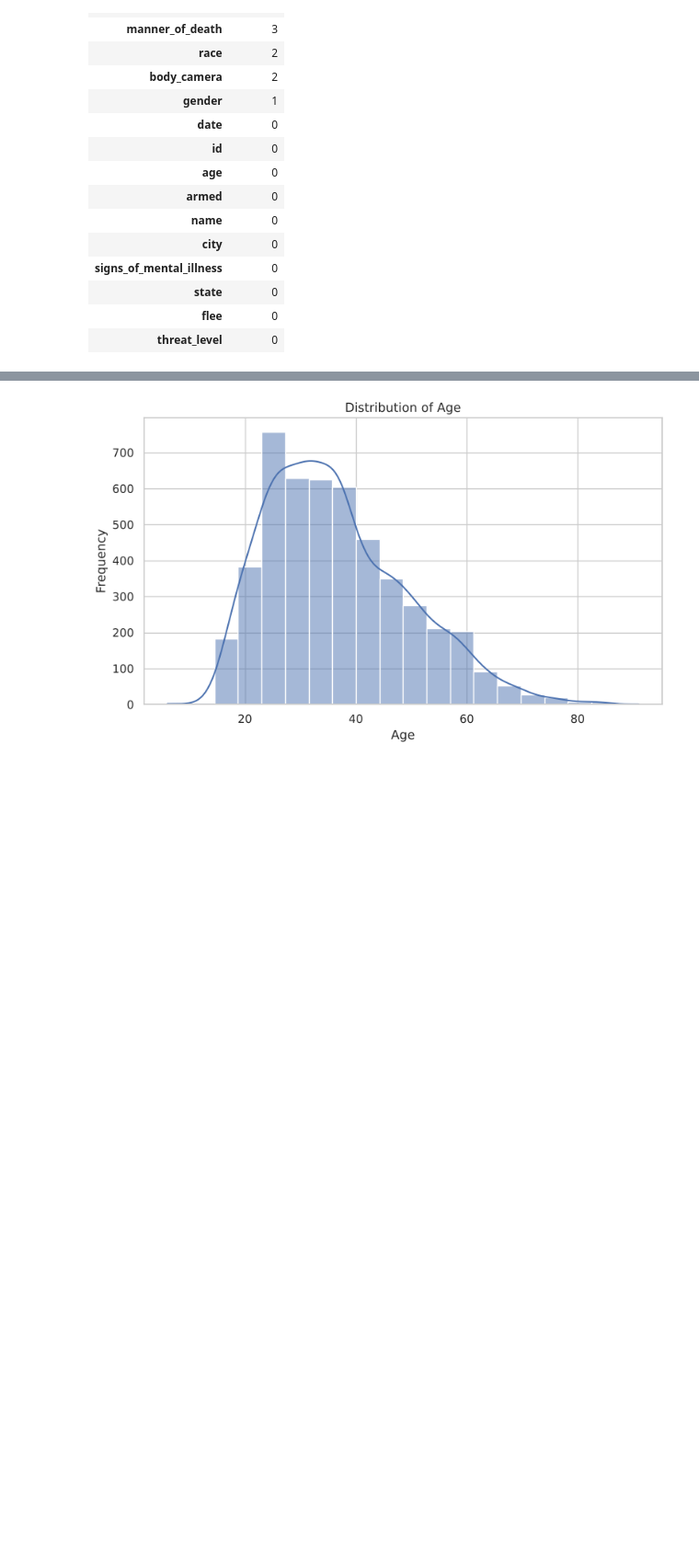
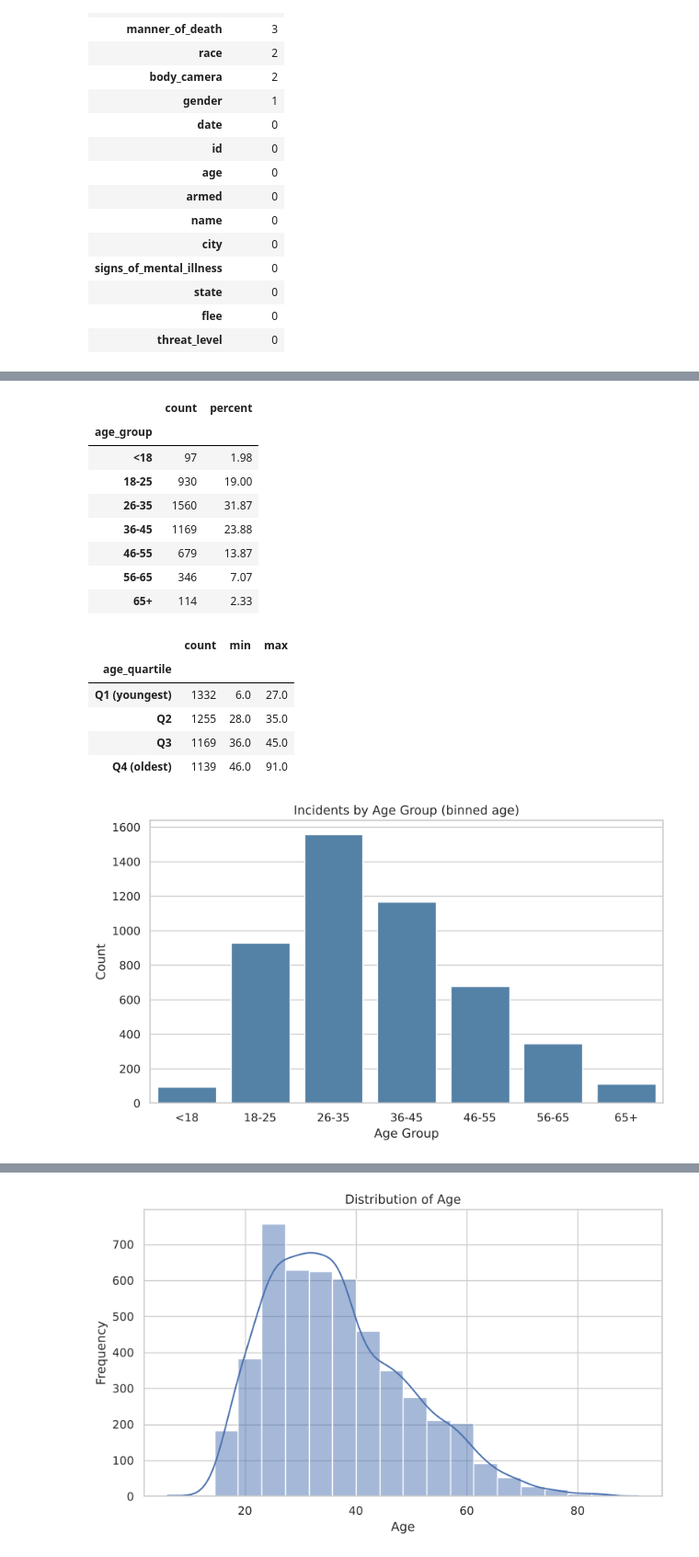
Before and after one commit to Ruchika0912/BCSE331L-EDA-Course-Project, a Jupyter notebook: EDA_Project_Ruchika_Tuteja.ipynb, the cells around one changed output, grey strips where cells are left out. Shown at 92% size. Drawn from its saved outputs; the diff is of its cells as text; code cells hidden in the pictures; blank space fills up the shorter version.

```diff
--- a/EDA_Project_Ruchika_Tuteja.ipynb
+++ b/EDA_Project_Ruchika_Tuteja.ipynb
@@ -240,0 +291,37 @@ Transformed dataset:
+# %%
+# Discretization and binning
+# (a) Equal-width / domain-based bins for age
+age_bins = [0, 17, 25, 35, 45, 55, 65, 100]
+age_labels = ["<18", "18-25", "26-35", "36-45", "46-55", "56-65", "65+"]
+df["age_group"] = pd.cut(df["age"], bins=age_bins, labels=age_labels)
+
+# (b) Equal-frequency bins (quartiles)
+df["age_quartile"] = pd.qcut(df["age"], q=4, labels=["Q1 (youngest)", "Q2", "Q3", "Q4 (oldest)"])
+
+display(df["age_group"].value_counts().sort_index().to_frame("count")
+        .assign(percent=lambda t: (t["count"] / t["count"].sum() * 100).round(2)))
+display(df.groupby("age_quartile", observed=True)["age"].agg(["count", "min", "max"]))
+
+plt.figure(figsize=(9, 5))
+sns.countplot(data=df, x="age_group", color="steelblue")
+plt.title("Incidents by Age Group (binned age)")
+plt.xlabel("Age Group")
+plt.ylabel("Count")
+plt.show()
+# %% [output]
+|  | count | percent |
+| age_group |  |  |
+| <18 | 97 | 1.98 |
+| 18-25 | 930 | 19.00 |
+| 26-35 | 1560 | 31.87 |
+| 36-45 | 1169 | 23.88 |
+| 46-55 | 679 | 13.87 |
+| 56-65 | 346 | 7.07 |
+| 65+ | 114 | 2.33 |
+|  | count | min | max |
+| age_quartile |  |  |  |
+| Q1 (youngest) | 1332 | 6.0 | 27.0 |
+| Q2 | 1255 | 28.0 | 35.0 |
+| Q3 | 1169 | 36.0 | 45.0 |
+| Q4 (oldest) | 1139 | 46.0 | 91.0 |
+[figure, added]
```
Also changed, not shown: parts of 76 cells of this notebook, 2 other files.
